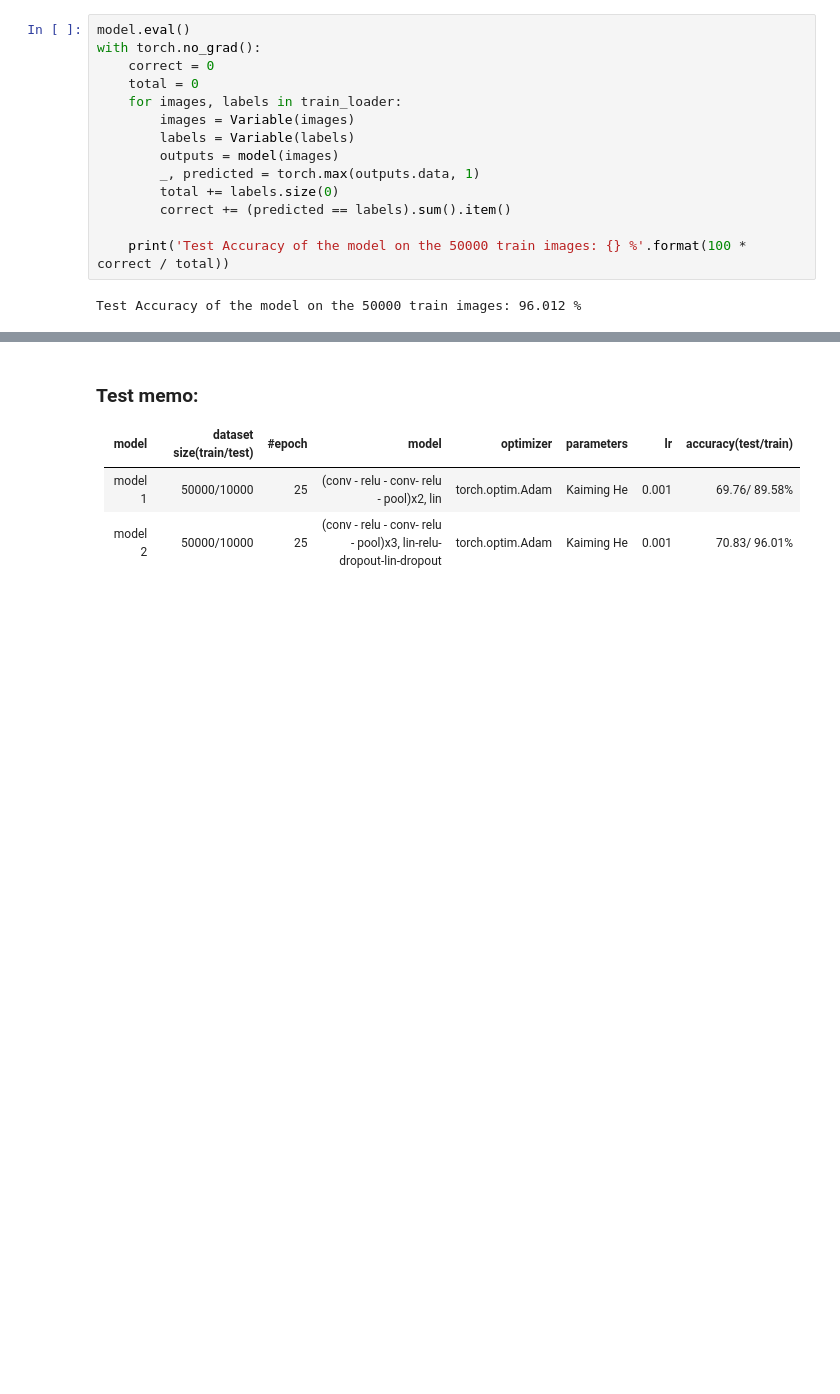
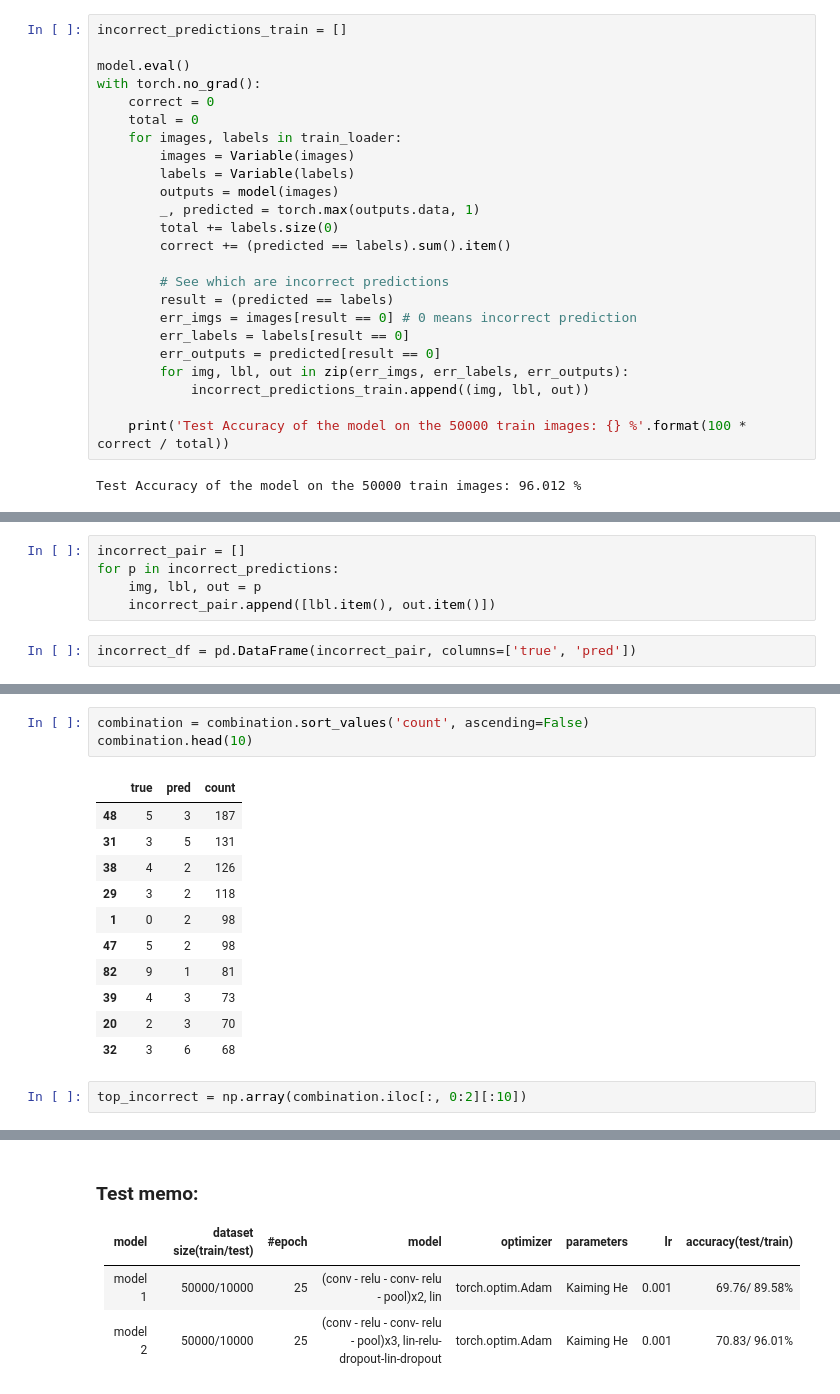
Before and after one commit to naellenhe/pytorch_cnn_cifar10, a Jupyter notebook: deep_convnet_in_pytorch_cifar_m2.ipynb, the cells around one changed output, grey strips where cells are left out. Cells and saved outputs as stored; diff of their text form; blank space fills up the shorter version.

```diff
--- a/deep_convnet_in_pytorch_cifar_m2.ipynb
+++ b/deep_convnet_in_pytorch_cifar_m2.ipynb
@@ -373,6 +384,8 @@ with torch.no_grad():
 # %% [output]
 Test Accuracy of the model on the 10000 test images: 70.83 %
 # %%
+incorrect_predictions_train = []
+
 model.eval()
 with torch.no_grad():
     correct = 0
@@ -385,6 +398,14 @@ with torch.no_grad():
         total += labels.size(0)
         correct += (predicted == labels).sum().item()
 
+        # See which are incorrect predictions
+        result = (predicted == labels)
+        err_imgs = images[result == 0] # 0 means incorrect prediction
+        err_labels = labels[result == 0]
+        err_outputs = predicted[result == 0]
+        for img, lbl, out in zip(err_imgs, err_labels, err_outputs):
+            incorrect_predictions_train.append((img, lbl, out))
+
     print('Test Accuracy of the model on the 50000 train images: {} %'.format(100 * correct / total))
 # %% [output]
 Test Accuracy of the model on the 50000 train images: 96.012 %
@@ -390,0 +414,7 @@ Test Accuracy of the model on the 50000 train images: 96.012 %
+# %%
+incorrect_pair = []
+for p in incorrect_predictions:
+    img, lbl, out = p
+    incorrect_pair.append([lbl.item(), out.item()])
+# %%
+incorrect_df = pd.DataFrame(incorrect_pair, columns=['true', 'pred'])
@@ -390,0 +472,17 @@ Test Accuracy of the model on the 50000 train images: 96.012 %
+# %%
+combination = combination.sort_values('count', ascending=False)
+combination.head(10)
+# %% [output]
+|  | true | pred | count |
+| 48 | 5 | 3 | 187 |
+| 31 | 3 | 5 | 131 |
+| 38 | 4 | 2 | 126 |
+| 29 | 3 | 2 | 118 |
+| 1 | 0 | 2 | 98 |
+| 47 | 5 | 2 | 98 |
+| 82 | 9 | 1 | 81 |
+| 39 | 4 | 3 | 73 |
+| 20 | 2 | 3 | 70 |
+| 32 | 3 | 6 | 68 |
+# %%
+top_incorrect = np.array(combination.iloc[:, 0:2][:10])
```
Also changed, not shown: parts of 19 cells of this notebook, 5 other files.
